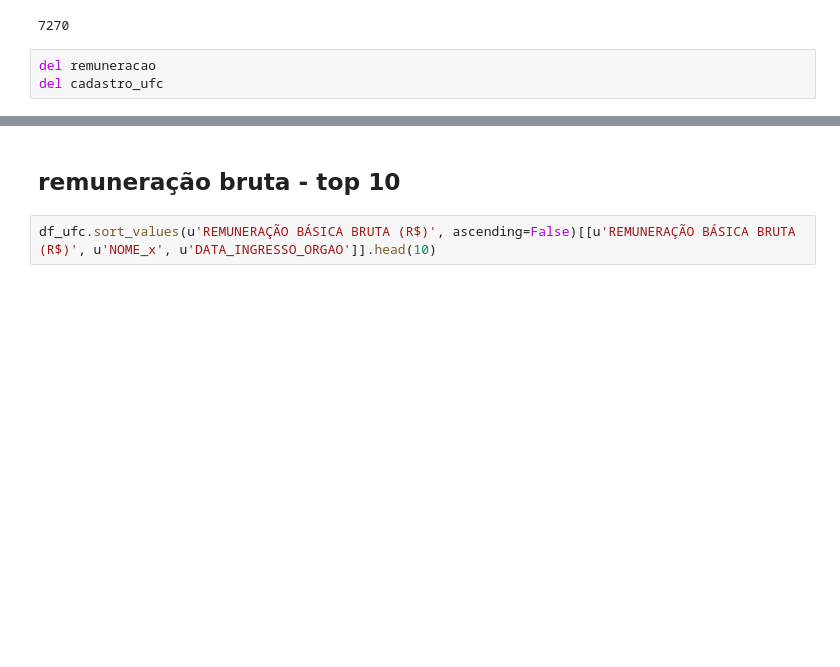
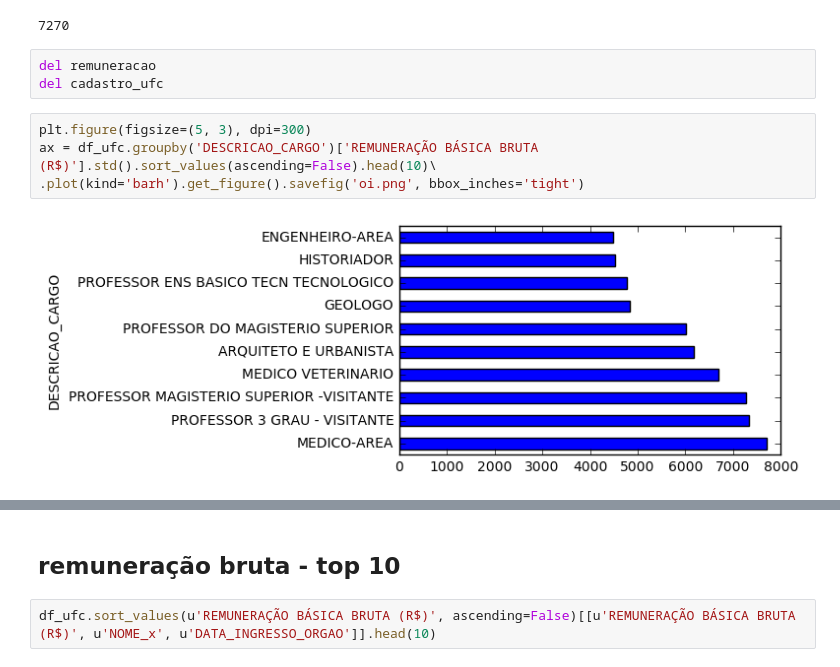
Before and after one commit to abevieiramota/analysis-servidores-federal, a Jupyter notebook: notebooks/1 - Remuneração.ipynb, the cells around one changed output, grey strips where cells are left out. Cells and saved outputs as stored; diff of their text form; blank space fills up the shorter version.

```diff
--- a/notebooks/1 - Remuneração.ipynb
+++ b/notebooks/1 - Remuneração.ipynb
@@ -102,3 +102,9 @@ len(df_ufc)
 # %%
 del remuneracao
 del cadastro_ufc
+# %%
+plt.figure(figsize=(5, 3), dpi=300)
+ax = df_ufc.groupby('DESCRICAO_CARGO')['REMUNERAÇÃO BÁSICA BRUTA (R$)'].std().sort_values(ascending=False).head(10)\
+.plot(kind='barh').get_figure().savefig('oi.png', bbox_inches='tight')
+# %% [output]
+[figure, added]
```
Also changed, not shown: parts of 7 cells of this notebook, 1 other file.
